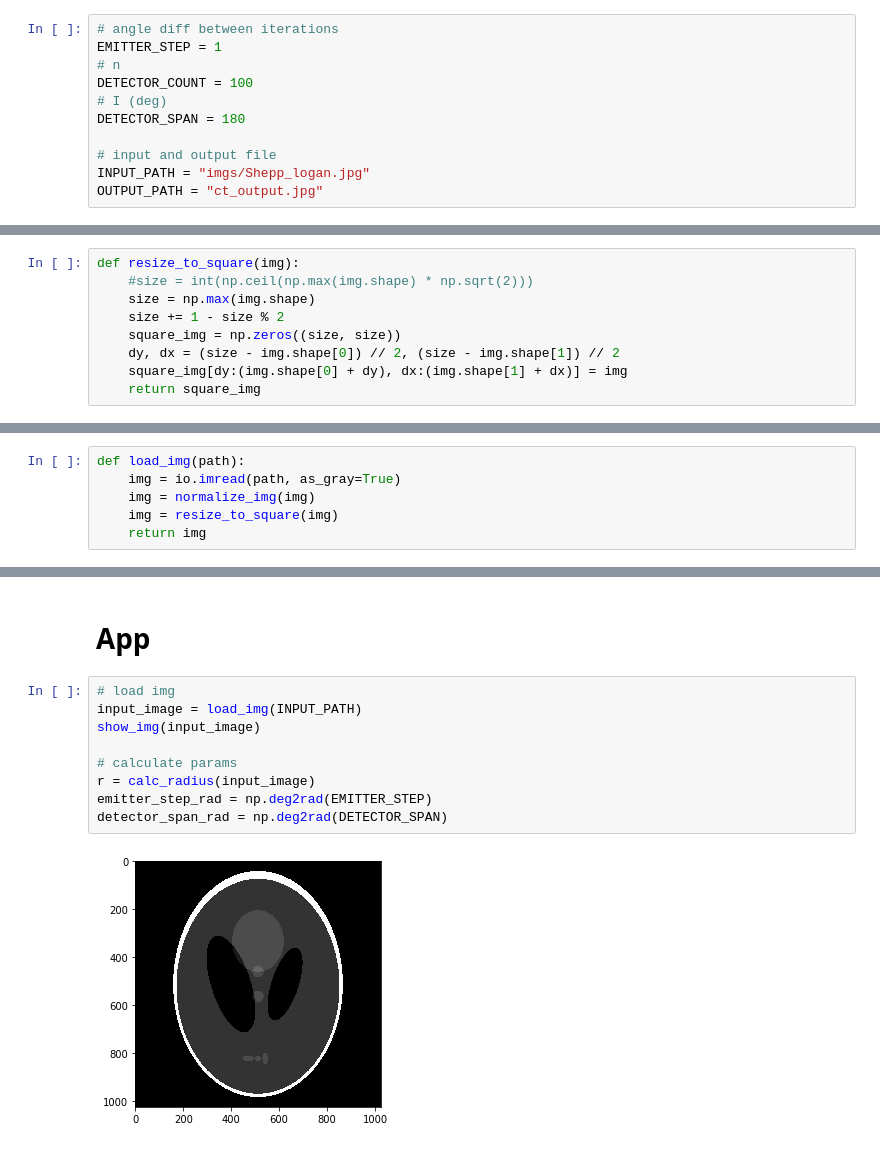
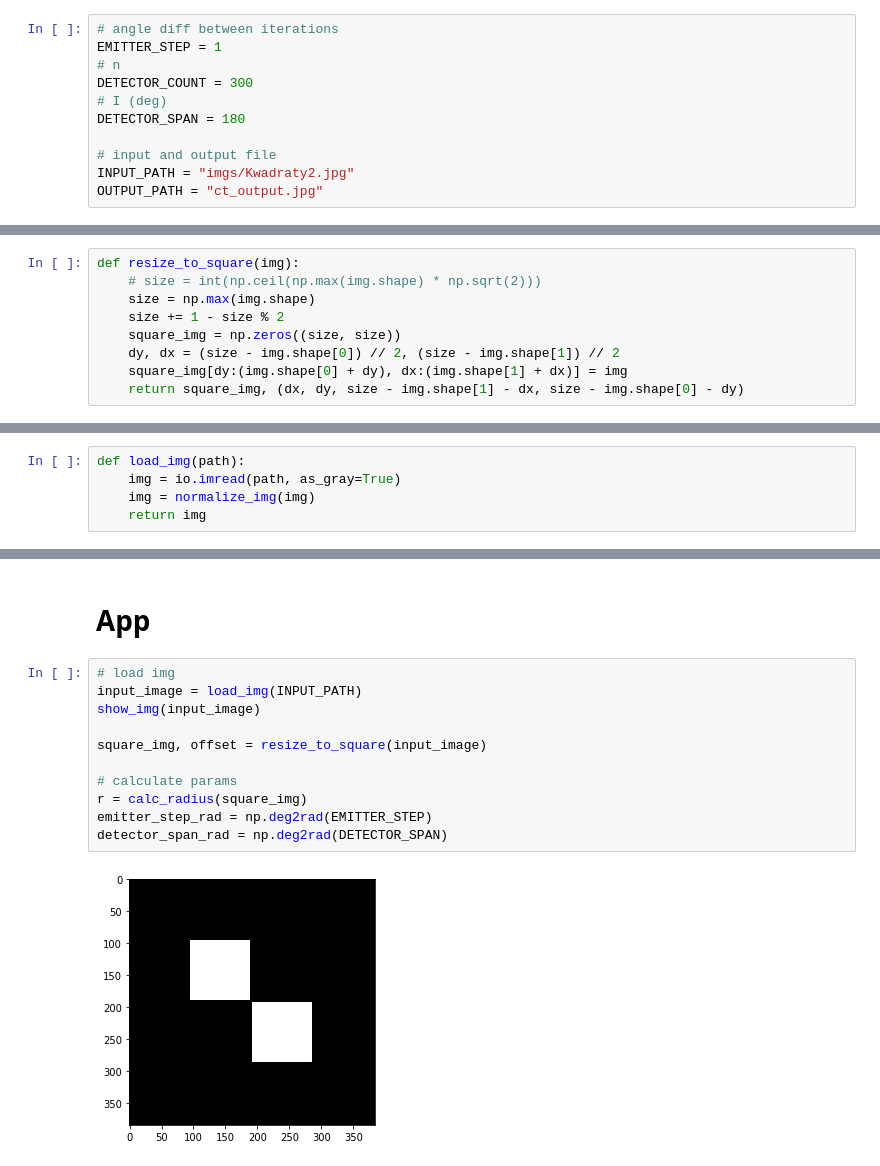
Before and after one commit to Guslarz/CT, a Jupyter notebook: ct.ipynb, the cells around one changed output, grey strips where cells are left out. Drawn from its saved outputs; the diff is of its cells as text.

```diff
--- a/ct.ipynb
+++ b/ct.ipynb
@@ -9,12 +9,12 @@ from skimage import io
 # angle diff between iterations
 EMITTER_STEP = 1
 # n
-DETECTOR_COUNT = 100
+DETECTOR_COUNT = 300
 # I (deg)
 DETECTOR_SPAN = 180
 
 # input and output file
-INPUT_PATH = "imgs/Shepp_logan.jpg"
+INPUT_PATH = "imgs/Kwadraty2.jpg"
 OUTPUT_PATH = "ct_output.jpg"
 # %% [markdown]
 # Functions
@@ -29,9 +36,9 @@ def normalize_img(img):
 # %%
 def resize_to_square(img):
-    #size = int(np.ceil(np.max(img.shape) * np.sqrt(2)))
+    # size = int(np.ceil(np.max(img.shape) * np.sqrt(2)))
     size = np.max(img.shape)
     size += 1 - size % 2
     square_img = np.zeros((size, size))
     dy, dx = (size - img.shape[0]) // 2, (size - img.shape[1]) // 2
     square_img[dy:(img.shape[0] + dy), dx:(img.shape[1] + dx)] = img
-    return square_img
+    return square_img, (dx, dy, size - img.shape[1] - dx, size - img.shape[0] - dy)
@@ -39,7 +51,6 @@ def resize_to_square(img):
 def load_img(path):
     img = io.imread(path, as_gray=True)
     img = normalize_img(img)
-    img = resize_to_square(img)
     return img
 # %%
 def show_img(img):
@@ -170,13 +184,15 @@ def sinogram_to_img(sinogram, emitter_step, r, detector_count, detector_span):
 # %%
 # load img
 input_image = load_img(INPUT_PATH)
 show_img(input_image)
 
+square_img, offset = resize_to_square(input_image)
+
 # calculate params
-r = calc_radius(input_image)
+r = calc_radius(square_img)
 emitter_step_rad = np.deg2rad(EMITTER_STEP)
 detector_span_rad = np.deg2rad(DETECTOR_SPAN)
 # %% [output]
-[figure, old version]
+[figure, new version]
 # %%
 # get sinogram
```
Also changed, not shown: parts of 7 cells of this notebook.
